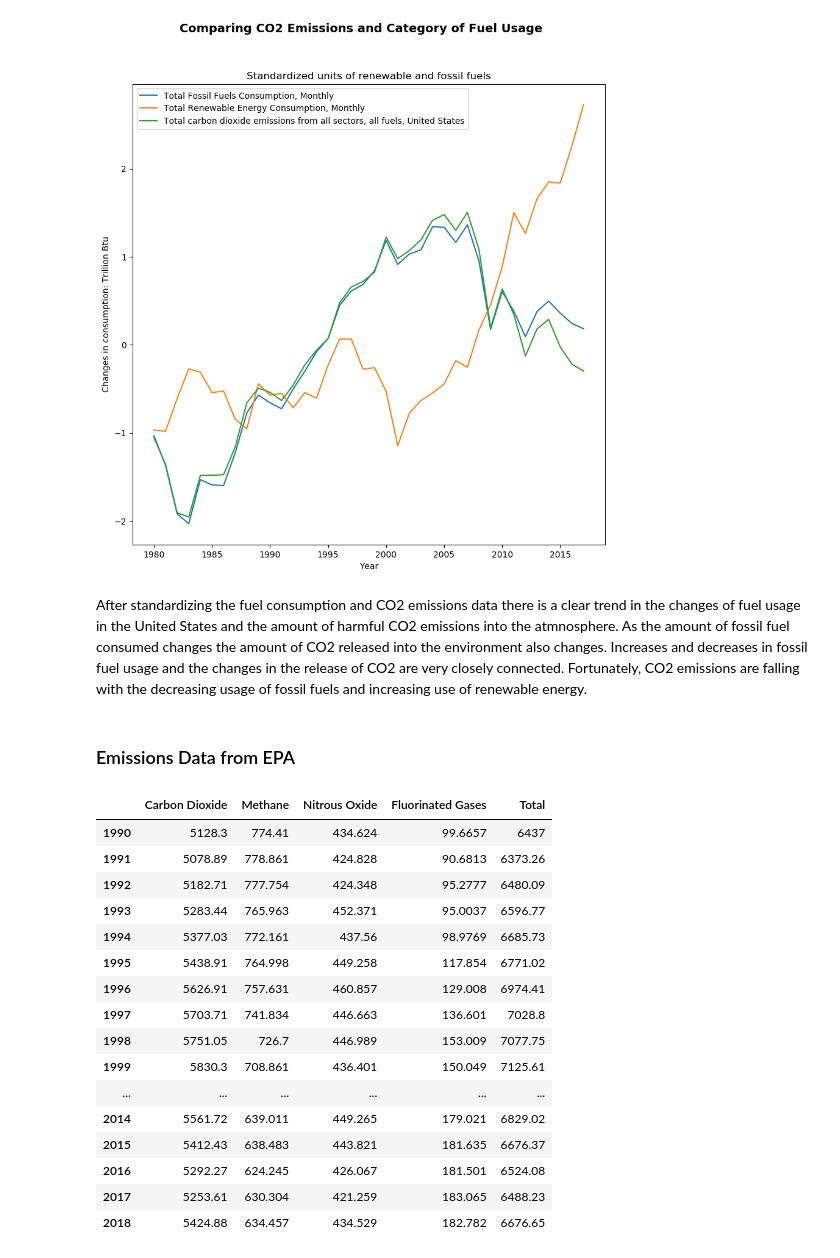
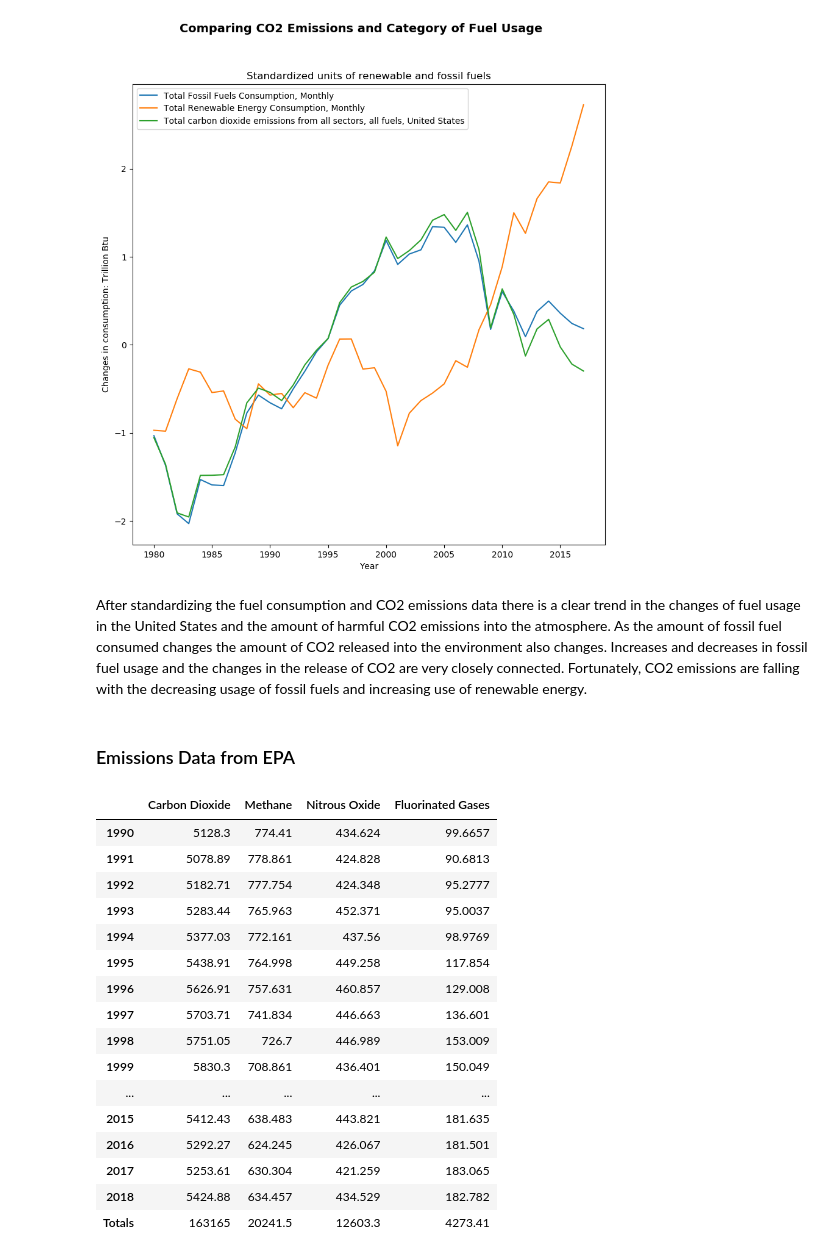
Before and after one commit to apaveglio39/IS362_FinalProject, a Jupyter notebook: Final Project - Energy Data Analysis.ipynb, the cells around one changed output. Saved outputs shown, nothing was run; the diff lists cells and outputs as text; code cells hidden in the pictures.

```diff
--- a/Final Project - Energy Data Analysis.ipynb
+++ b/Final Project - Energy Data Analysis.ipynb
@@ -352,32 +352,37 @@ axisFuelCO2.legend(legendFuelCO2, legendLabels)
 <matplotlib.legend.Legend at 0x...>
 [figure]
 # %% [markdown]
-After standardizing the fuel consumption and CO2 emissions data there is a clear trend in the changes of fuel usage in the United States and the amount of harmful CO2 emissions into the atmnosphere. As the amount of fossil fuel consumed changes the amount of CO2 released into the environment also changes. Increases and decreases in fossil fuel usage and the changes in the release of CO2 are very closely connected. Fortunately, CO2 emissions are falling with the decreasing usage of fossil fuels and increasing use of renewable energy.
+After standardizing the fuel consumption and CO2 emissions data there is a clear trend in the changes of fuel usage in the United States and the amount of harmful CO2 emissions into the atmosphere. As the amount of fossil fuel consumed changes the amount of CO2 released into the environment also changes. Increases and decreases in fossil fuel usage and the changes in the release of CO2 are very closely connected. Fortunately, CO2 emissions are falling with the decreasing usage of fossil fuels and increasing use of renewable energy.
 # %% [markdown]
 ### Emissions Data from EPA
 # %%
-epaEmissionsData = pandas.read_csv ('EmissionsData.csv')
+epaEmissionsDataHorizontal = pandas.read_csv('EmissionsData.csv')
 
-epaEmissionsData = epaEmissionsData.transpose()
+epaEmissionsDataVertical = epaEmissionsDataHorizontal.transpose()
 
-epaEmissionsData.columns = ['Carbon Dioxide', 'Methane', 'Nitrous Oxide', 'Fluorinated Gases', 'Total']
+epaEmissionsDataVertical.columns = ['Carbon Dioxide', 'Methane', 'Nitrous Oxide', 'Fluorinated Gases', 'Total']
 
-epaEmissionsData.drop('Gas', axis=0)
+epaEmissionsDataVertical = epaEmissionsDataVertical.drop('Gas', axis=0)
+epaEmissionsDataVertical = epaEmissionsDataVertical.drop('Total', axis=1)
+
+epaEmissionsDataVertical.loc['Totals']= epaEmissionsDataVertical.sum()
+
+display(epaEmissionsDataVertical)
 # %% [output]
-|  | Carbon Dioxide | Methane | Nitrous Oxide | Fluorinated Gases | Total |
-| 1990 | 5128.3 | 774.41 | 434.624 | 99.6657 | 6437 |
-| 1991 | 5078.89 | 778.861 | 424.828 | 90.6813 | 6373.26 |
-| 1992 | 5182.71 | 777.754 | 424.348 | 95.2777 | 6480.09 |
-| 1993 | 5283.44 | 765.963 | 452.371 | 95.0037 | 6596.77 |
-| 1994 | 5377.03 | 772.161 | 437.56 | 98.9769 | 6685.73 |
-| 1995 | 5438.91 | 764.998 | 449.258 | 117.854 | 6771.02 |
-| 1996 | 5626.91 | 757.631 | 460.857 | 129.008 | 6974.41 |
-| 1997 | 5703.71 | 741.834 | 446.663 | 136.601 | 7028.8 |
-| 1998 | 5751.05 | 726.7 | 446.989 | 153.009 | 7077.75 |
-| 1999 | 5830.3 | 708.861 | 436.401 | 150.049 | 7125.61 |
-| ... | ... | ... | ... | ... | ... |
-| 2014 | 5561.72 | 639.011 | 449.265 | 179.021 | 6829.02 |
-| 2015 | 5412.43 | 638.483 | 443.821 | 181.635 | 6676.37 |
-| 2016 | 5292.27 | 624.245 | 426.067 | 181.501 | 6524.08 |
-| 2017 | 5253.61 | 630.304 | 421.259 | 183.065 | 6488.23 |
-| 2018 | 5424.88 | 634.457 | 434.529 | 182.782 | 6676.65 |
+|  | Carbon Dioxide | Methane | Nitrous Oxide | Fluorinated Gases |
+| 1990 | 5128.3 | 774.41 | 434.624 | 99.6657 |
+| 1991 | 5078.89 | 778.861 | 424.828 | 90.6813 |
+| 1992 | 5182.71 | 777.754 | 424.348 | 95.2777 |
+| 1993 | 5283.44 | 765.963 | 452.371 | 95.0037 |
+| 1994 | 5377.03 | 772.161 | 437.56 | 98.9769 |
+| 1995 | 5438.91 | 764.998 | 449.258 | 117.854 |
+| 1996 | 5626.91 | 757.631 | 460.857 | 129.008 |
+| 1997 | 5703.71 | 741.834 | 446.663 | 136.601 |
+| 1998 | 5751.05 | 726.7 | 446.989 | 153.009 |
+| 1999 | 5830.3 | 708.861 | 436.401 | 150.049 |
+| ... | ... | ... | ... | ... |
+| 2015 | 5412.43 | 638.483 | 443.821 | 181.635 |
+| 2016 | 5292.27 | 624.245 | 426.067 | 181.501 |
+| 2017 | 5253.61 | 630.304 | 421.259 | 183.065 |
+| 2018 | 5424.88 | 634.457 | 434.529 | 182.782 |
+| Totals | 163165 | 20241.5 | 12603.3 | 4273.41 |
```
Also changed, not shown: parts of 11 cells of this notebook.
